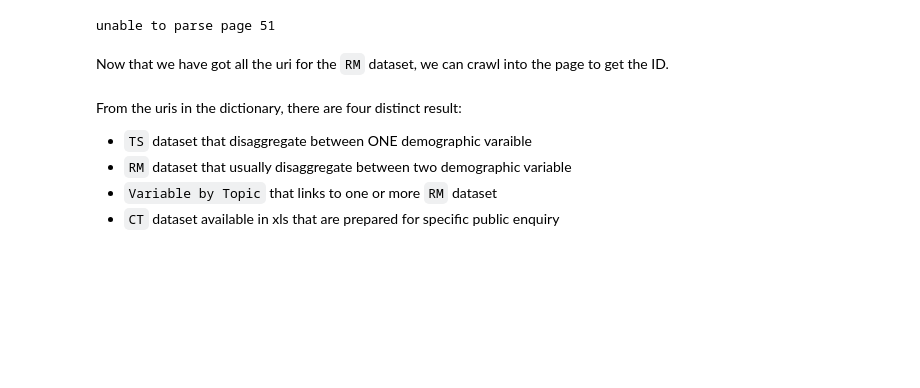
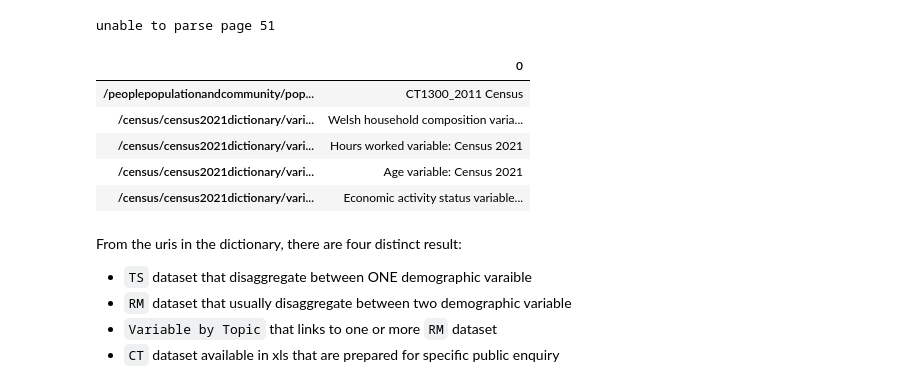
Before and after one commit to cwtravisyip/ONS_Census2021, a Jupyter notebook: 03_2021census.ipynb, the cells around one changed output. Saved outputs shown, nothing was run; the diff lists cells and outputs as text; code cells hidden in the pictures; blank space fills up the shorter version.

Commit message:
Update the "lookup census 2021 dataset ID" section

```diff
--- a/03_2021census.ipynb
+++ b/03_2021census.ipynb
@@ -475,5 +482,3 @@ while True:
     page +=1
 # %% [output]
 unable to parse page 51
-# %% [markdown]
-Now that we have got all the uri for the `RM` dataset, we can crawl into the page to get the ID.
@@ -486,2 +485,10 @@ res = requests.get(url)
 # %%
 df = pd.DataFrame.from_dict(dataset_uri, orient = "index")
+df.head()
+# %% [output]
+|  | 0 |
+| /peoplepopulationandcommunity/pop... | CT1300_2011 Census |
+| /census/census2021dictionary/vari... | Welsh household composition varia... |
+| /census/census2021dictionary/vari... | Hours worked variable: Census 2021 |
+| /census/census2021dictionary/vari... | Age variable: Census 2021 |
+| /census/census2021dictionary/vari... | Economic activity status variable... |
```
Also changed, not shown: parts of 4 cells of this notebook.
